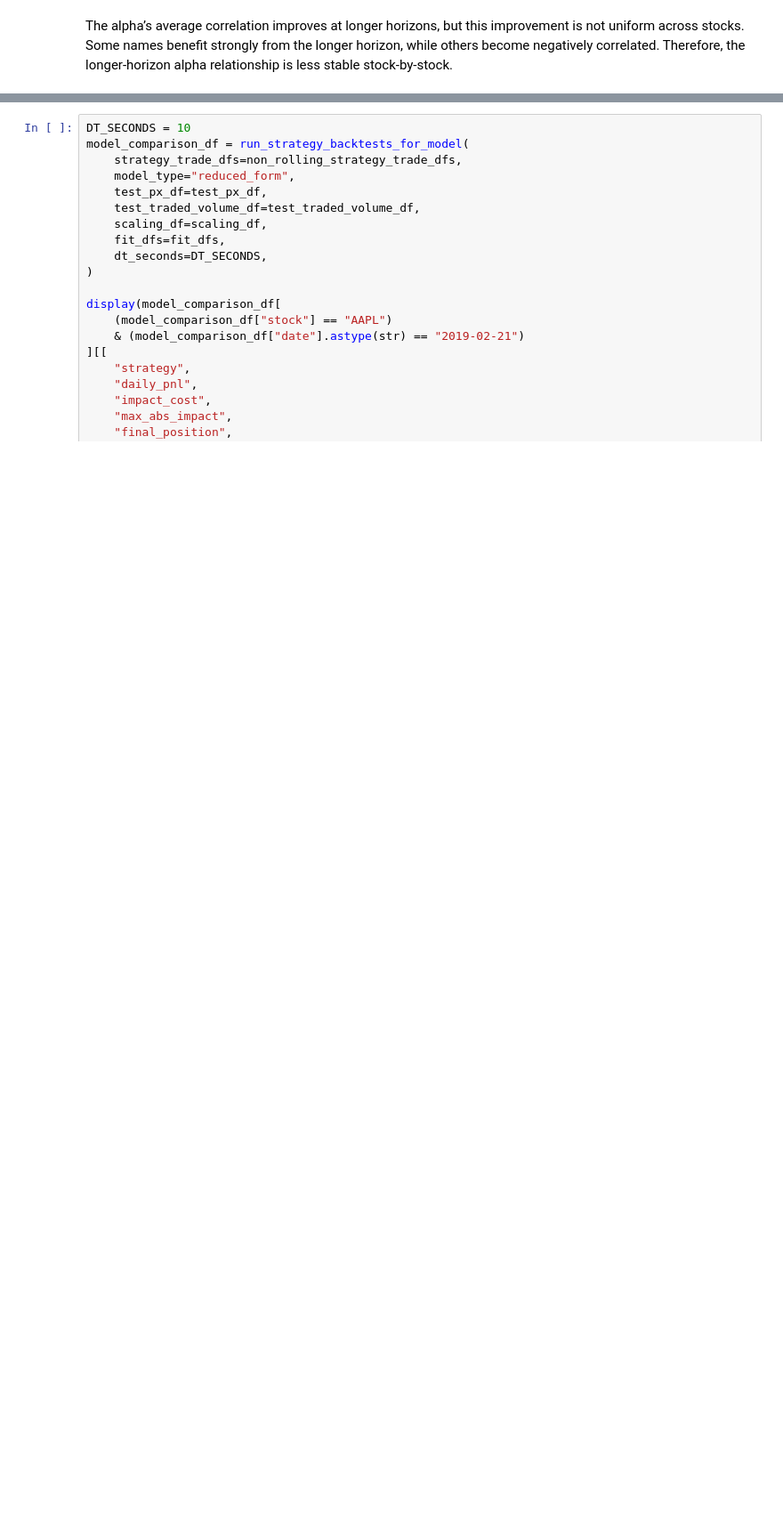
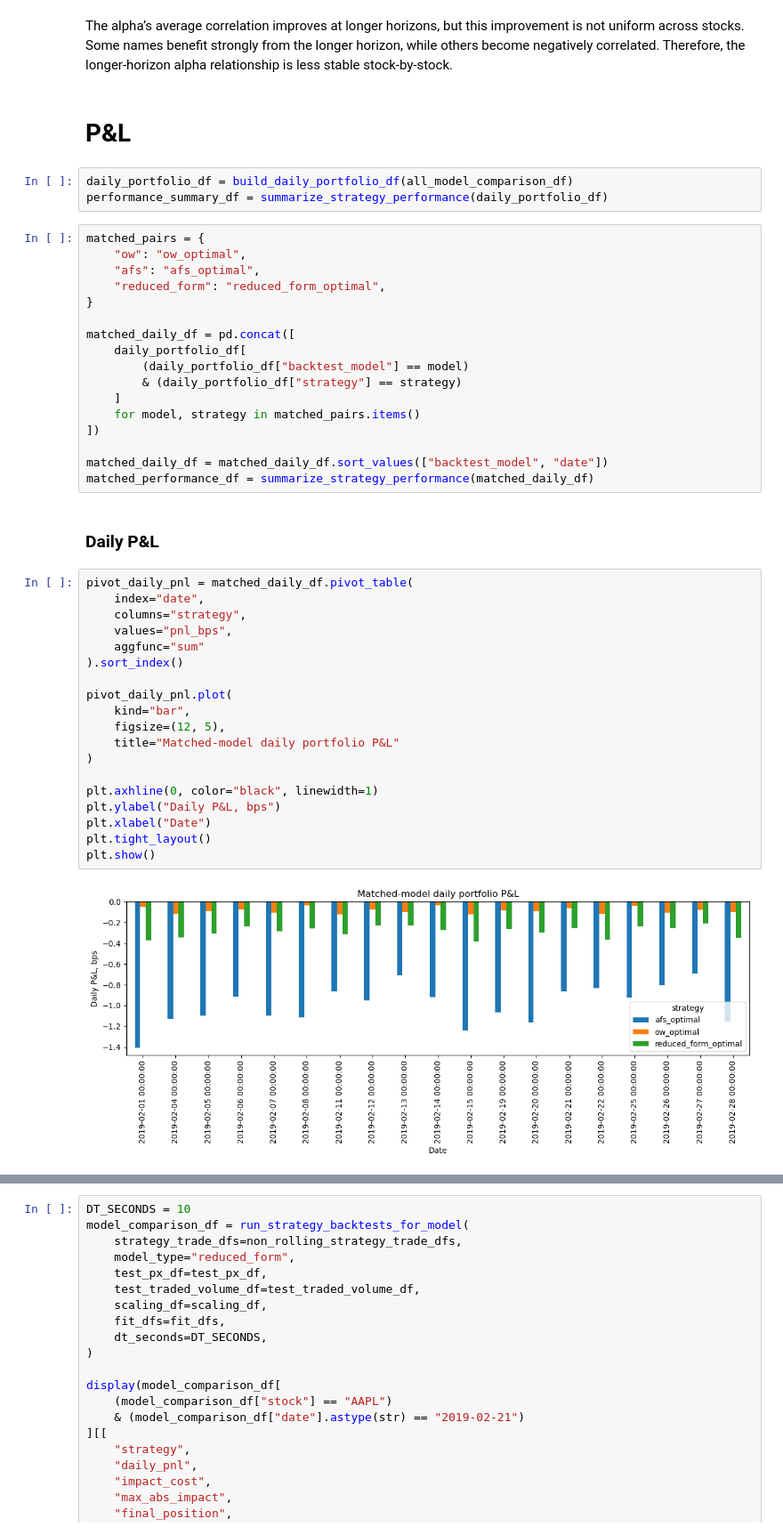
Before and after one commit to raphdlfrg/Quant_Trading_Price_Impact, a Jupyter notebook: 2_6_Performance_metrics.ipynb, the cells around one changed output, grey strips where cells are left out. Shown at 89% size. Saved outputs shown, nothing was run; the diff lists cells and outputs as text; blank space fills up the shorter version.

Commit message:
Update performance metrics

```diff
--- a/2_6_Performance_metrics.ipynb
+++ b/2_6_Performance_metrics.ipynb
@@ -413,3 +406,48 @@ The median correlation is higher than the mean correlation. That usually means m
 The correlation increases with horizon: $10s < 5min < 10min$. At first this looks strange, because the synthetic alpha was generated using the next-bin return. But we are not correlating the synthetic return innovation with future returns. We are correlating the **cumulative alpha path**, $\alpha_t = \sum_{s \leq t} \tilde r_s$, with future returns. A cumulative alpha path is smoother and more trend-like, so it may line up better with longer-horizon price moves than with one noisy 10-second return. Therefore, the rising line is not impossible.
 # %% [markdown]
 The alpha’s average correlation improves at longer horizons, but this improvement is not uniform across stocks. Some names benefit strongly from the longer horizon, while others become negatively correlated. Therefore, the longer-horizon alpha relationship is less stable stock-by-stock.
+# %% [markdown]
+# **P&L**
+# %%
+daily_portfolio_df = build_daily_portfolio_df(all_model_comparison_df)
+performance_summary_df = summarize_strategy_performance(daily_portfolio_df)
+# %%
+matched_pairs = {
+    "ow": "ow_optimal",
+    "afs": "afs_optimal",
+    "reduced_form": "reduced_form_optimal",
+}
+
+matched_daily_df = pd.concat([
+    daily_portfolio_df[
+        (daily_portfolio_df["backtest_model"] == model)
+        & (daily_portfolio_df["strategy"] == strategy)
+    ]
+    for model, strategy in matched_pairs.items()
+])
+
+matched_daily_df = matched_daily_df.sort_values(["backtest_model", "date"])
+matched_performance_df = summarize_strategy_performance(matched_daily_df)
+# %% [markdown]
+### **Daily P&L**
+# %%
+pivot_daily_pnl = matched_daily_df.pivot_table(
+    index="date",
+    columns="strategy",
+    values="pnl_bps",
+    aggfunc="sum"
+).sort_index()
+
+pivot_daily_pnl.plot(
+    kind="bar",
+    figsize=(12, 5),
+    title="Matched-model daily portfolio P&L"
+)
+
+plt.axhline(0, color="black", linewidth=1)
+plt.ylabel("Daily P&L, bps")
+plt.xlabel("Date")
+plt.tight_layout()
+plt.show()
+# %% [output]
+[figure, added]
```
Also changed, not shown: parts of 30 cells of this notebook, 1 other file.
